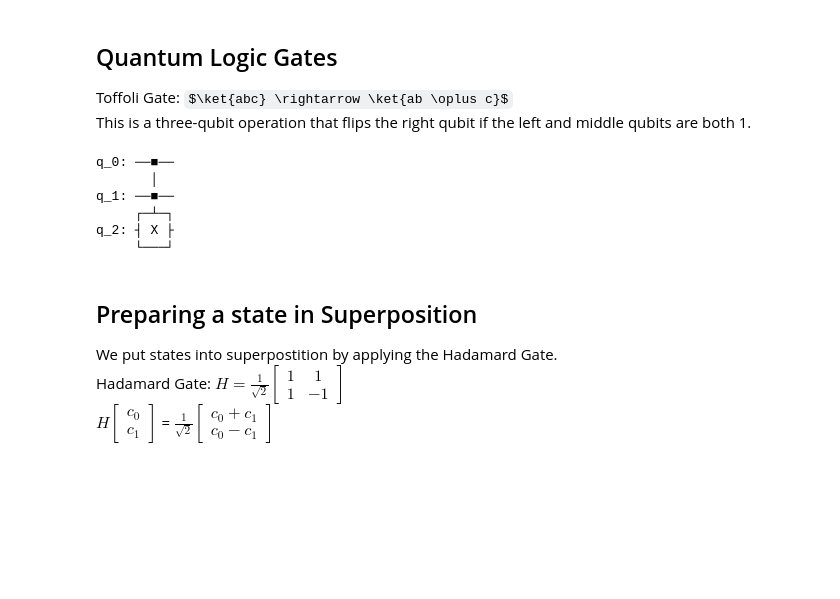
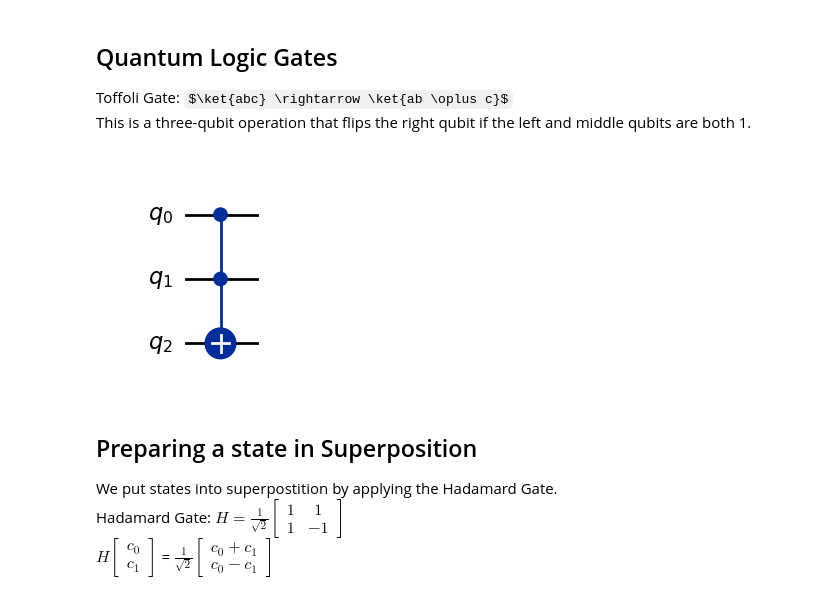
Before and after one commit to Artuk009/QuantumComputing, a Jupyter notebook: Lecture_02.ipynb, the cells around one changed output. Saved outputs shown, nothing was run; the diff lists cells and outputs as text; code cells hidden in the pictures; some formulas as TeX source; blank space fills up the shorter version.

```diff
--- a/Lecture_02.ipynb
+++ b/Lecture_02.ipynb
@@ -246,16 +241,11 @@ This is a three-qubit operation that flips the right qubit if the left and middl
 # %%
 circuit = QuantumCircuit(3)
 # Apply Toffoli gate
 circuit.ccx(0, 1, 2)
 
-display(circuit.draw())
+display(circuit.draw("mpl"))
 # %% [output]
-q_0: ──■──
-       │
-q_1: ──■──
-     ┌─┴─┐
-q_2: ┤ X ├
-     └───┘
+[figure, added]
 # %% [markdown]
 ## Preparing a state in Superposition
 We put states into superpostition by applying the Hadamard Gate. <br>
```
Also changed, not shown: parts of 2 cells of this notebook, 2 other files.
